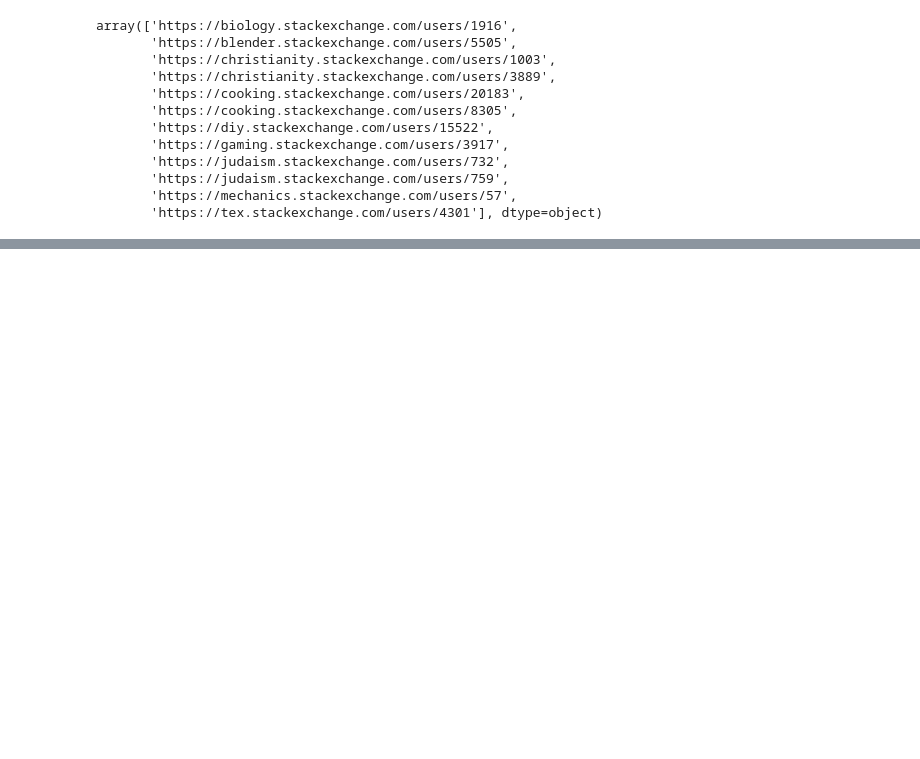
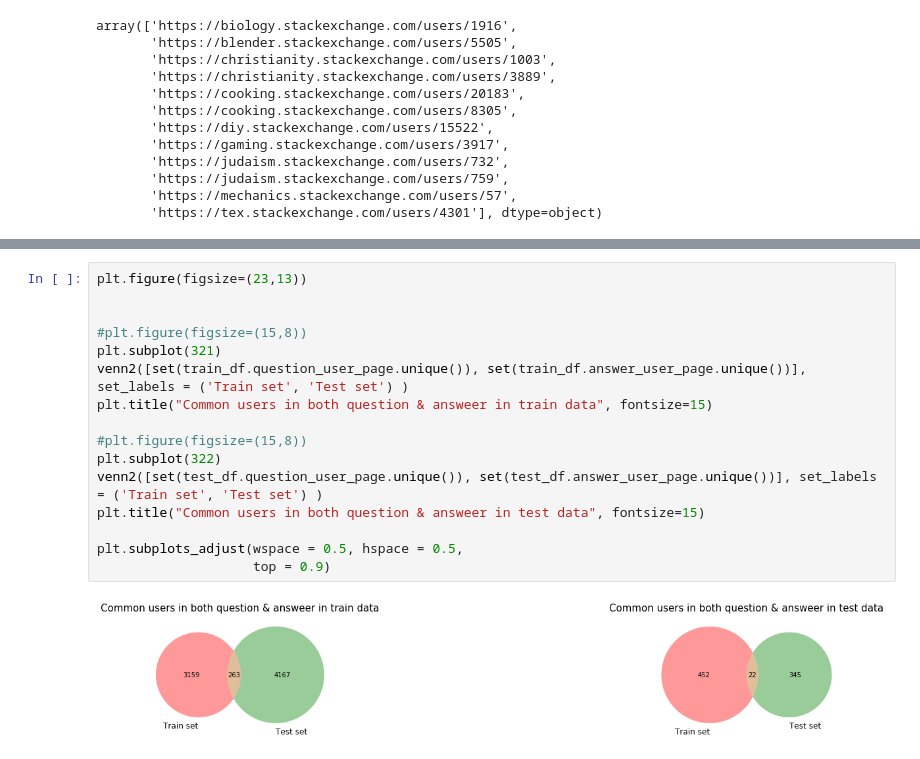
Before and after one commit to JoshVarty/GoogleQALabeling, a Jupyter notebook: 00_ExploratoryDataAnalysis.ipynb, the cells around one changed output, grey strips where cells are left out. Saved outputs shown, nothing was run; the diff lists cells and outputs as text; blank space fills up the shorter version.

```diff
--- a/00_ExploratoryDataAnalysis.ipynb
+++ b/00_ExploratoryDataAnalysis.ipynb
@@ -116,0 +143,18 @@ So there is a little bit of overlap between test and training set, but not a ton
+# %%
+plt.figure(figsize=(23,13))
+
+
+#plt.figure(figsize=(15,8))
+plt.subplot(321)
+venn2([set(train_df.question_user_page.unique()), set(train_df.answer_user_page.unique())], set_labels = ('Train set', 'Test set') )
+plt.title("Common users in both question & answeer in train data", fontsize=15)
+
+#plt.figure(figsize=(15,8))
+plt.subplot(322)
+venn2([set(test_df.question_user_page.unique()), set(test_df.answer_user_page.unique())], set_labels = ('Train set', 'Test set') )
+plt.title("Common users in both question & answeer in test data", fontsize=15)
+
+plt.subplots_adjust(wspace = 0.5, hspace = 0.5,
+                    top = 0.9)
+# %% [output]
+[figure, added]
```
Also changed, not shown: parts of 12 cells of this notebook.
